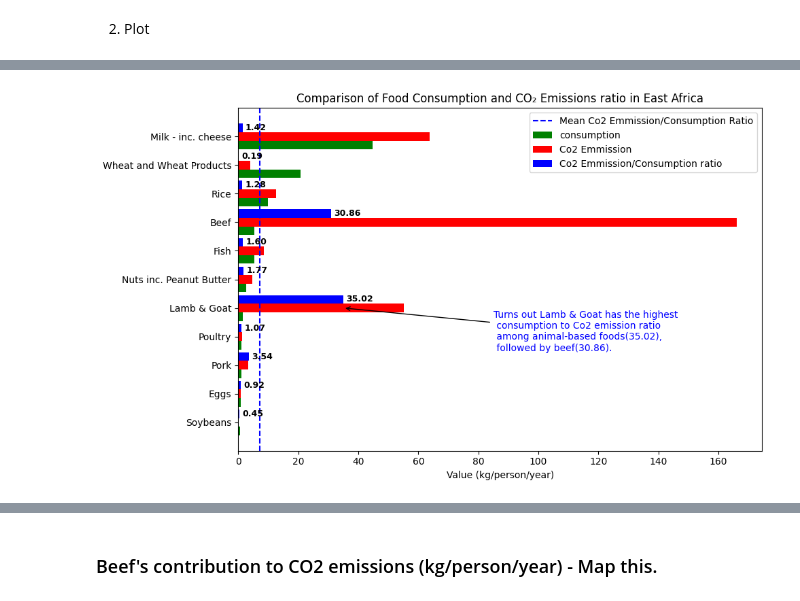
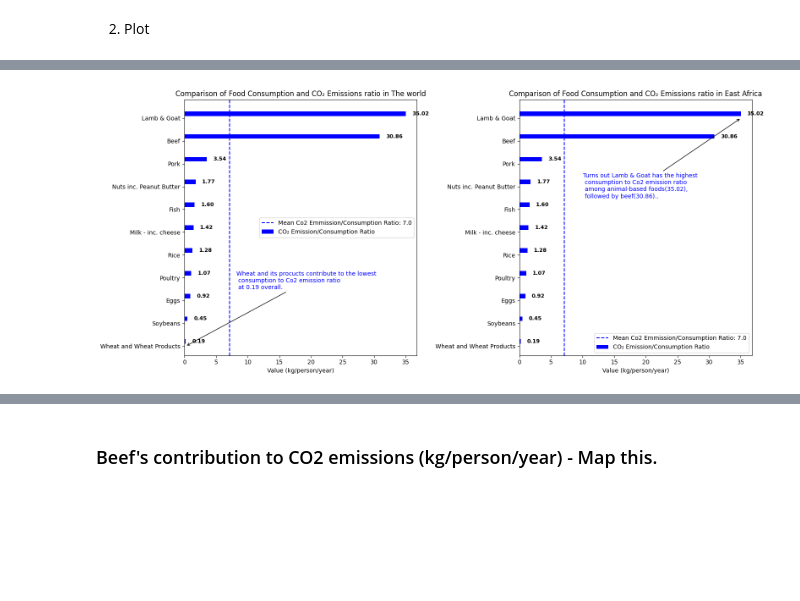
Before and after one commit to atlonglastkibet/PyData, a Jupyter notebook: Matplotlib/Food Data Footprint.ipynb, the cells around one changed output, grey strips where cells are left out. Saved outputs shown, nothing was run; the diff lists cells and outputs as text; code cells hidden in the pictures; blank space fills up the shorter version.

```diff
--- a/Matplotlib/Food Data Footprint.ipynb
+++ b/Matplotlib/Food Data Footprint.ipynb
@@ -97,8 +68,8 @@ world_df.shape
 2. Groupby
 # %%
 # To plot the average co2 per person by food category, I simply group the food category by the mean co2_emmission
-east_africa_co2_emmission_per_person =east_africa_df.groupby('food_category')['co2_emmission'].mean().sort_values(ascending=True)
-world_co2_emmission_per_person = world_df.groupby('food_category')['co2_emmission'].mean().sort_values(ascending=True)
+east_africa_co2_emmission_per_person =east_africa_df.groupby('food_category')['co2_emmission'].sum().sort_values(ascending=True)
+world_co2_emmission_per_person = world_df.groupby('food_category')['co2_emmission'].sum().sort_values(ascending=True)
 # %% [markdown]
 3. Plot
 # %%
@@ -206,8 +193,9 @@ plt.show()
 # %% [markdown]
 1. Group
 # %%
-# I group food category by consumption in the east africa df
-east_africa_consumption_per_person = east_africa_df.groupby('food_category')['consumption'].mean().sort_values(ascending=True)
+# I group food category by mean consumption in the east africa df
+east_africa_consumption_per_person = east_africa_df.groupby('food_category')['consumption'].sum().sort_values(ascending=True)
+world_consumption_per_person = world_df.groupby('food_category')['consumption'].sum().sort_values(ascending=True)
 # %% [markdown]
 2. Plot
 # %%
@@ -333,50 +370,80 @@ east_africa_df_emmission_consumption.head(10)
 # %%
 # To highlight the marked difference, I will create a grouped bar plot
 # I will group the food category by co2 emmission, consumption and consumption to emmission ratio
 # Then I will find the mean of co2 emmission and food consumptions
-east_africa_df_emmission_consumption_ratio =  east_africa_df_emmission_consumption.groupby('food_category')[['co2_emmission', 'consumption','consumption_to_emmission_ratio']].mean().sort_values(by = 'consumption', ascending=True)
-
-# Initialize a barwidth of 0.3 to offset the bars
-bar_width  = 0.3
-index = np.arange(len(east_africa_df_emmission_consumption))
+east_africa_df_emmission_consumption_ratio =  east_africa_df_emmission_consumption.groupby('food_category')[['co2_emmission', 'consumption','consumption_to_emmission_ratio']].sum().sort_values(by = 'consumption_to_emmission_ratio', ascending=True)
+world_df_emmission_consumption_ratio = world_df_emmission_consumption.groupby('food_category')[['co2_emmission', 'consumption','consumption_to_emmission_ratio']].sum().sort_values(by = 'consumption_to_emmission_ratio', ascending=True)
 
 # Plot
-fig, ax = plt.subplots(figsize = (10,6))
-consumption_bar = ax.barh(index - bar_width, east_africa_df_emmission_consumption['consumption'], bar_width, label = 'consumption', color = 'green')
-Emmission_bar = ax.barh(index, east_africa_df_emmission_consumption['co2_emmission'], bar_width, label = 'Co2 Emmission', color = 'red')
-e_c_ratio = ax.barh(index + bar_width, east_africa_df_emmission_consumption['consumption_to_emmission_ratio'], bar_width, label = 'Co2 Emmission/Consumption ratio', color = 'blue')
+fig, ax = plt.subplots(1,2,figsize = (16,7))
+bar_width  = 0.2 # Initialize a barwidth of 0.3 to offset the bars
+index = np.arange(len(east_africa_df_emmission_consumption_ratio))
+index_wld = np.arange(len(world_df_emmission_consumption_ratio ))
+
+# World Data
+# world_consumption_bar = ax[0].barh(index_wld - bar_width, world_df_emmission_consumption_ratio['consumption'], bar_width, label='Consumption', color='green')
+# world_Emmission_bar = ax[0].barh(index_wld, world_df_emmission_consumption_ratio['co2_emmission'], bar_width, label='CO₂ Emission', color='red')
+world_ec_ratio = ax[0].barh(index_wld + bar_width, world_df_emmission_consumption_ratio['consumption_to_emmission_ratio'], bar_width, label='CO₂ Emission/Consumption Ratio', color='blue')
+
+# East Africa Data
+# ea_consumption_bar = ax[1].barh(index - bar_width, east_africa_df_emmission_consumption_ratio['consumption'], bar_width, label='Consumption', color='green')
+# ea_Emmission_bar = ax[1].barh(index, east_africa_df_emmission_consumption_ratio['co2_emmission'], bar_width, label='CO₂ Emission', color='red')
+e_c_ratio = ax[1].barh(index + bar_width, east_africa_df_emmission_consumption_ratio['consumption_to_emmission_ratio'], bar_width, label='CO₂ Emission/Consumption Ratio', color='blue')
 
 # Add axvline
-ax.axvline(x=np.mean(east_africa_df_emmission_consumption['consumption_to_emmission_ratio']), label= 'Mean Co2 Emmission/Consumption Ratio', linestyle = '--', color = 'blue')
+ax[0].axvline(x=np.mean(world_df_emmission_consumption_ratio['consumption_to_emmission_ratio']), label= f'Mean Co2 Emmission/Consumption Ratio: {np.mean(world_df_emmission_consumption_ratio['consumption_to_emmission_ratio']).round()}', linestyle = '--', color = 'blue')
+ax[1].axvline(x=np.mean(east_africa_df_emmission_consumption_ratio['consumption_to_emmission_ratio']), label= f'Mean Co2 Emmission/Consumption Ratio: {np.mean(east_africa_df_emmission_consumption_ratio['consumption_to_emmission_ratio']).round()}', linestyle = '--', color = 'blue')
+
+for bar in world_ec_ratio:
+    width = bar.get_width()  # Get the value of the bar (CO₂ Emission)
+    ax[0].text(width + 1, bar.get_y() + bar.get_height() / 2, f'{width:.2f}', va='center', ha='left', weight='bold', fontsize=9, color='black')
 
 for bar in e_c_ratio:
     width = bar.get_width()  # Get the value of the bar (CO₂ Emission)
-    ax.text(width + 1, bar.get_y() + bar.get_height() / 2, f'{width:.2f}', va='center', ha='left', weight='bold', fontsize=9, color='black')
+    ax[1].text(width + 1, bar.get_y() + bar.get_height() / 2, f'{width:.2f}', va='center', ha='left', weight='bold', fontsize=9, color='black')
+# Get the animal category and its value
+animal_category0 = "Wheat and Wheat Products"
+animal_value0 = world_df_emmission_consumption_ratio.loc[animal_category0, 'consumption_to_emmission_ratio']
+animal_category_index0 = world_df_emmission_consumption_ratio.index.get_loc(animal_category0)
+
+# Annotate the 'Beef' bar
+ax[0].annotate(
+    'Wheat and its procucts contribute to the lowest \n consumption to Co2 emission ratio \n at 0.19 overall.',
+    xy=(animal_value0, animal_category_index0),  # Position of 'Lamb and Goat' bar
+    xytext=(animal_value0 + 8, animal_category_index0 + 2.5),  # Adjust annotation position
+    arrowprops=dict(arrowstyle="->", color="black", lw=1.0),
+    fontsize=10, color='blue', fontweight='regular'
+)
 
 # Get the animal category and its value
 animal_category = "Lamb & Goat"
-animal_value = east_africa_df_emmission_consumption.loc[animal_category, 'consumption_to_emmission_ratio']
-animal_category_index = east_africa_df_emmission_consumption.index.get_loc(animal_category)
+animal_value = east_africa_df_emmission_consumption_ratio.loc[animal_category, 'consumption_to_emmission_ratio']
+animal_category_index = east_africa_df_emmission_consumption_ratio.index.get_loc(animal_category)
 
-# Annotate the 'Beef' bar
-ax.annotate(
-    'Turns out Lamb & Goat has the highest \n consumption to Co2 emission ratio \n among animal-based foods(35.02), \n followed by beef(30.86).',
+# Annotate the lamb and goat
+ax[1].annotate(
+    'Turns out Lamb & Goat has the highest \n consumption to Co2 emission ratio \n among animal-based foods(35.02), \n followed by beef(30.86)..',
     xy=(animal_value, animal_category_index),  # Position of 'Lamb and Goat' bar
-    xytext=(animal_value + 50, animal_category_index - 1.5),  # Adjust annotation position
+    xytext=(animal_value-25, animal_category_index - 3.5),  # Adjust annotation position
     arrowprops=dict(arrowstyle="->", color="black", lw=1.0),
     fontsize=10, color='blue', fontweight='regular'
 )
 
 # Set y-axis ticks and labels properly
-ax.set_yticks(index)
-ax.set_yticklabels(east_africa_df_emmission_consumption.index)  # Food category names
+ax[0].set_yticks(index_wld)
+ax[0].set_yticklabels(world_df_emmission_consumption_ratio.index)  # Food category names
+ax[1].set_yticks(index)
+ax[1].set_yticklabels(east_africa_df_emmission_consumption_ratio.index)  # Food category names
 
 # Labels and Title
-ax.set_xlabel("Value (kg/person/year)")
-ax.set_title("Comparison of Food Consumption and CO₂ Emissions ratio in East Africa")
-ax.legend()
+ax[0].set_xlabel("Value (kg/person/year)")
+ax[0].set_title("Comparison of Food Consumption and CO₂ Emissions ratio in The world")
+ax[0].legend()
+ax[1].set_xlabel("Value (kg/person/year)")
+ax[1].set_title("Comparison of Food Consumption and CO₂ Emissions ratio in East Africa")
+ax[1].legend()
 
 plt.tight_layout()
 plt.show()
 # %% [output]
-[figure, old version]
+[figure, new version]
```
Also changed, not shown: parts of 20 cells of this notebook, 1 other file.
